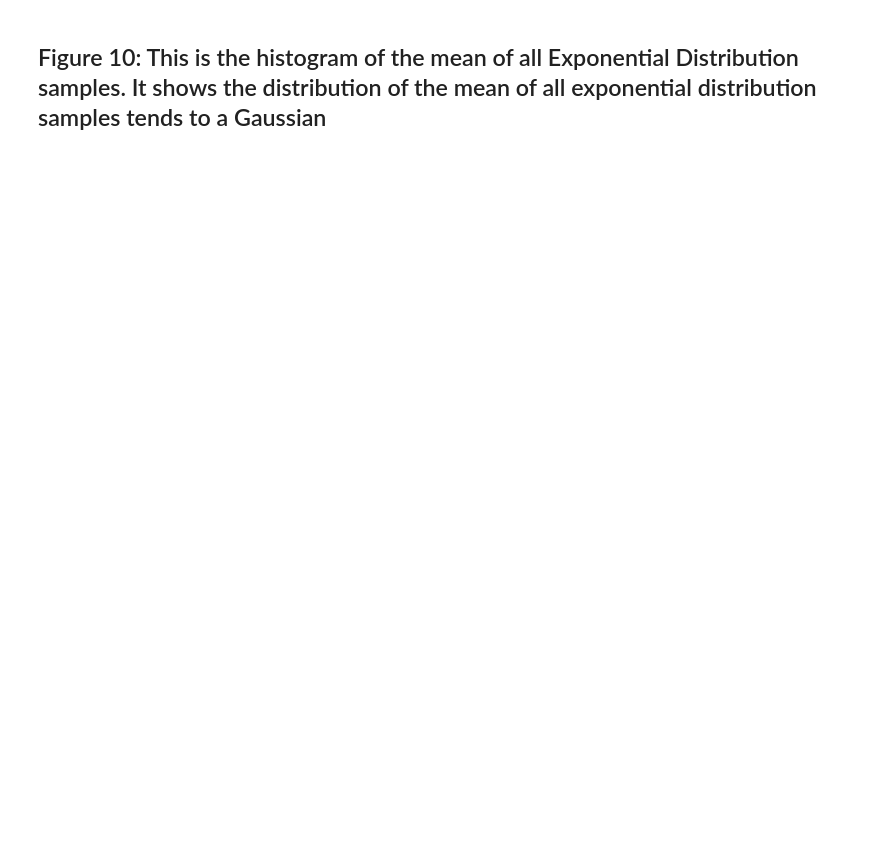
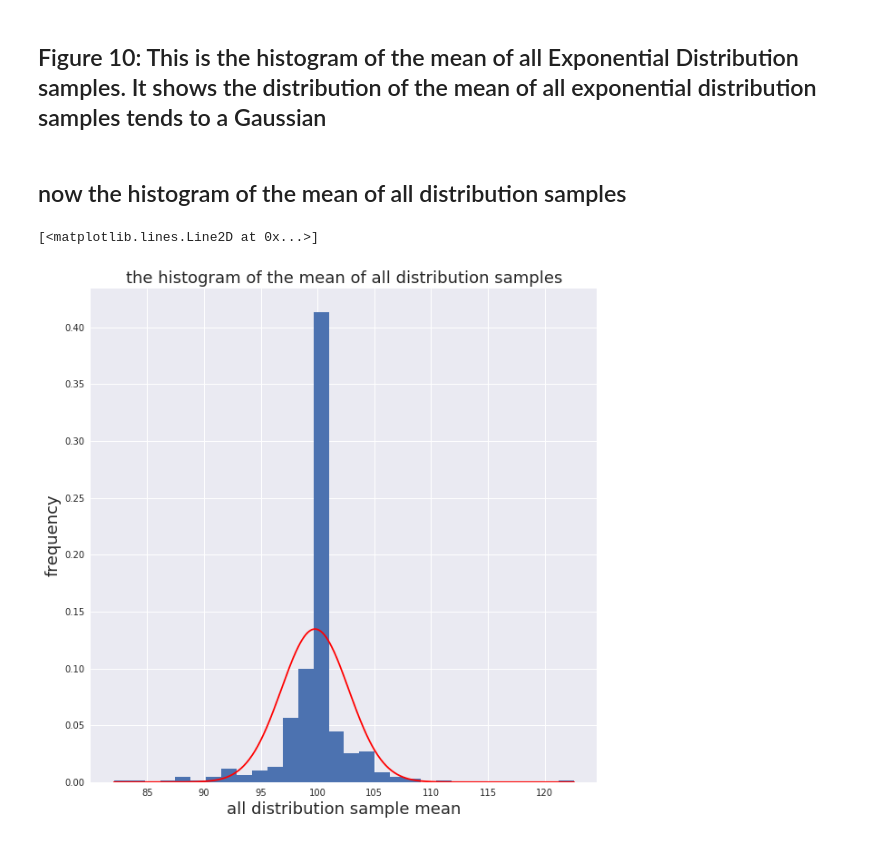
Before and after one commit to shivamjumani/PUI2018_lj1230, a Jupyter notebook: HW4_lj1230/Assignment1_Visualize_CLTandLLN.ipynb, the cells around one changed output. Cells and saved outputs as stored; diff of their text form; code cells hidden in the pictures; blank space fills up the shorter version.

```diff
--- a/HW4_lj1230/Assignment1_Visualize_CLTandLLN.ipynb
+++ b/HW4_lj1230/Assignment1_Visualize_CLTandLLN.ipynb
@@ -273,2 +273,24 @@ pl.plot(lnspc_expo, pdf_g_expo, label="Gaussian", color='r')
 # %% [markdown]
 ## Figure 10: This is the histogram of the mean of all Exponential Distribution samples. It shows the distribution of the mean of all exponential distribution samples tends to a Gaussian
+# %% [markdown]
+## now the histogram of the mean of all distribution samples
+# %%
+allmeans = list(md['chisq']['means'].values()) + list(md['lnorm']['means'].values()) + \
+           list(md['pois']['means'].values()) + list(md['binom']['means'].values()) + \
+           list(md['expo']['means'].values())
+
+pl.figure(figsize=(10, 10))
+pl.hist(allmeans,bins=30,normed=True)
+pl.xlabel('all distribution sample mean', fontsize = 18)
+pl.ylabel('frequency', fontsize = 18)
+pl.title('the histogram of the mean of all distribution samples', fontsize = 18)
+
+# fit with gaussian distribution
+xmin, xmax = min(allmeans), max(allmeans)
+lnspc = np.linspace(xmin, xmax, len(allmeans))
+m, s = stats.norm.fit(allmeans) # get mean and standard deviation
+pdf_g = stats.norm.pdf(lnspc, m, s) # now get theoretical values in our interval
+pl.plot(lnspc, pdf_g, label="Gaussian", color='r')
+# %% [output]
+[<matplotlib.lines.Line2D at 0x...>]
+[figure, added]
```
Also changed, not shown: parts of 11 cells of this notebook.
